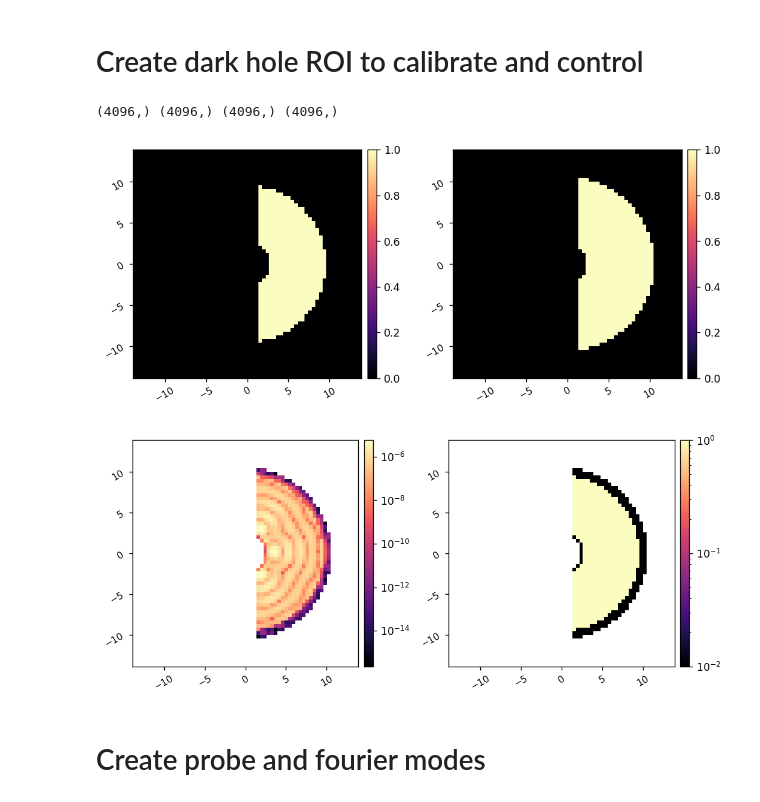
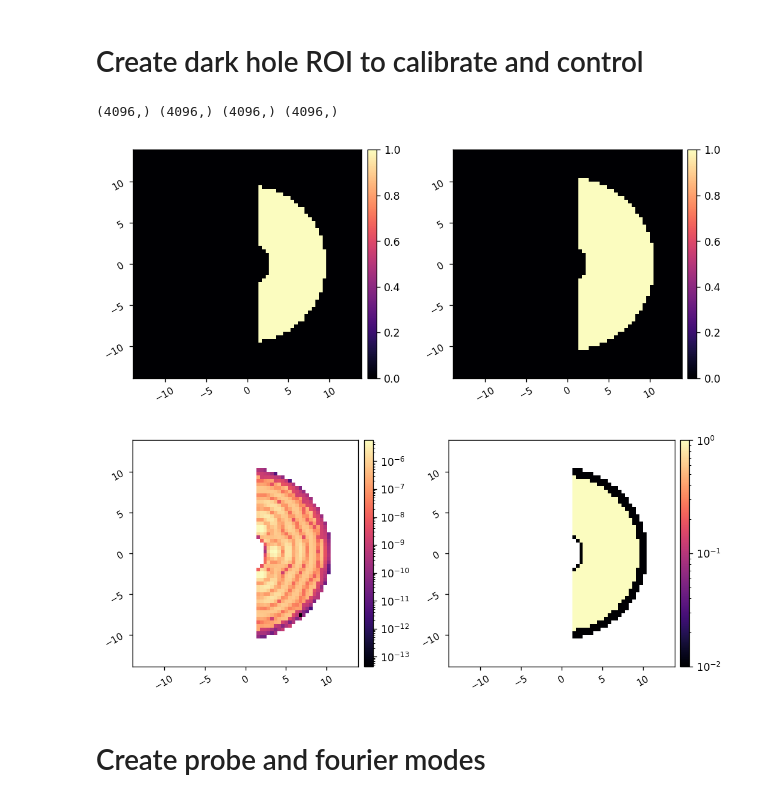
Before and after one commit to kian1377/roman-cgi-iefc, a Jupyter notebook: hlc_annular_run_iefc.ipynb, the cells around one changed output. Saved outputs shown, nothing was run; the diff lists cells and outputs as text; code cells hidden in the pictures.

```diff
--- a/hlc_annular_run_iefc.ipynb
+++ b/hlc_annular_run_iefc.ipynb
@@ -39,7 +38,7 @@ dm2_design = fits.getdata(flatmaps_dir/'dm2_m_design_hlc_band1.fits')
 # %%
 reload(cgi)
 
-hlci = cgi.CGI_PROPER(use_opds=False, use_fieldstop=True, quiet=True)
+hlci = cgi.CGI_PROPER(use_opds=False, use_fieldstop=False, quiet=True)
 # hlci.set_dm1(dm1_flatmap)
 # hlci.set_dm2(dm2_flatmap)
 
@@ -49,7 +50,7 @@ misc.myimshow(psf, lognorm=True, pxscl=hlci.psf_pixelscale)
 # %% [markdown]
 # Create dark hole ROI to calibrate and control
 # %%
-reload(iefc)
+reload(iefc_sim)
 xfp = np.linspace(-0.5, 0.5, npsf) * npsf * psf_pixelscale_lamD
 xf,yf = np.meshgrid(xfp,xfp)
 
@@ -57,36 +58,36 @@ edge = 1.5
 iwa = 2.8
 owa = 9.7
 
 # Create the mask that is used to select which region to make dark.
 dh_params = {
     'inner_radius' : iwa,
     'outer_radius' : owa,
     'edge_position' : edge,
     'direction' : '+x'
 }
-dh_mask = iefc.create_dshaped_focal_plane_mask(xf, yf, dh_params).ravel()
+dh_mask = iefc_sim.create_dshaped_focal_plane_mask(xf, yf, dh_params).ravel()
 
 #Create the mask that is used to select which region to make dark.
 control_params = {
     'inner_radius' : iwa-0.5,
     'outer_radius' : owa+1,
     'edge_position' : edge,
     'direction' : '+x'
 }
-control_mask = iefc.create_dshaped_focal_plane_mask(xf, yf, control_params).ravel()
+control_mask = iefc_sim.create_dshaped_focal_plane_mask(xf, yf, control_params).ravel()
 
 relative_weight = 0.99
 weights = dh_mask * relative_weight + (1 - relative_weight) * control_mask
 
 print(dh_mask.shape, control_mask.shape, control_mask.shape, weights.shape)
 misc.myimshow2(dh_mask.reshape(npsf,npsf), control_mask.reshape(npsf,npsf),
                pxscl1=psf_pixelscale_lamD, pxscl2=psf_pixelscale_lamD)
 misc.myimshow2(psf*weights.reshape(npsf,npsf), weights.reshape(npsf,npsf), lognorm1=True, lognorm2=True,
                pxscl1=psf_pixelscale_lamD, pxscl2=psf_pixelscale_lamD)
 # %% [output]
 (4096,) (4096,) (4096,) (4096,)
 [figure]
-[figure, old version]
+[figure, new version]
 # %% [markdown]
 # Create probe and fourier modes
 # %%
```
Also changed, not shown: parts of 9 cells of this notebook, 2 other files.
